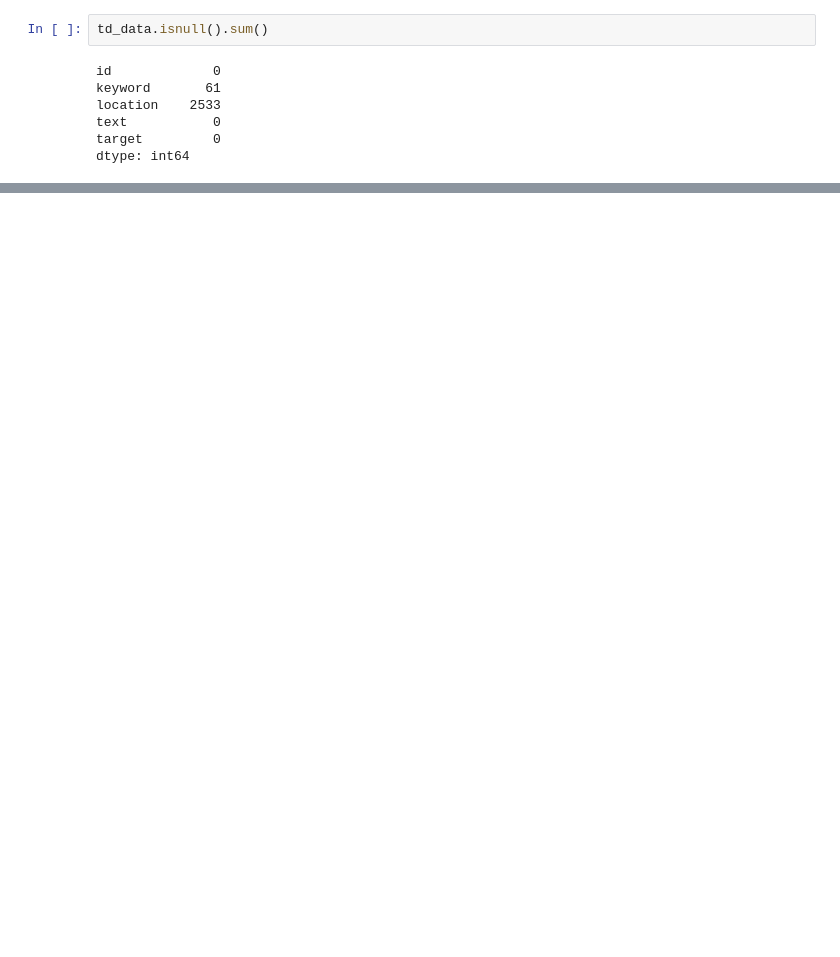
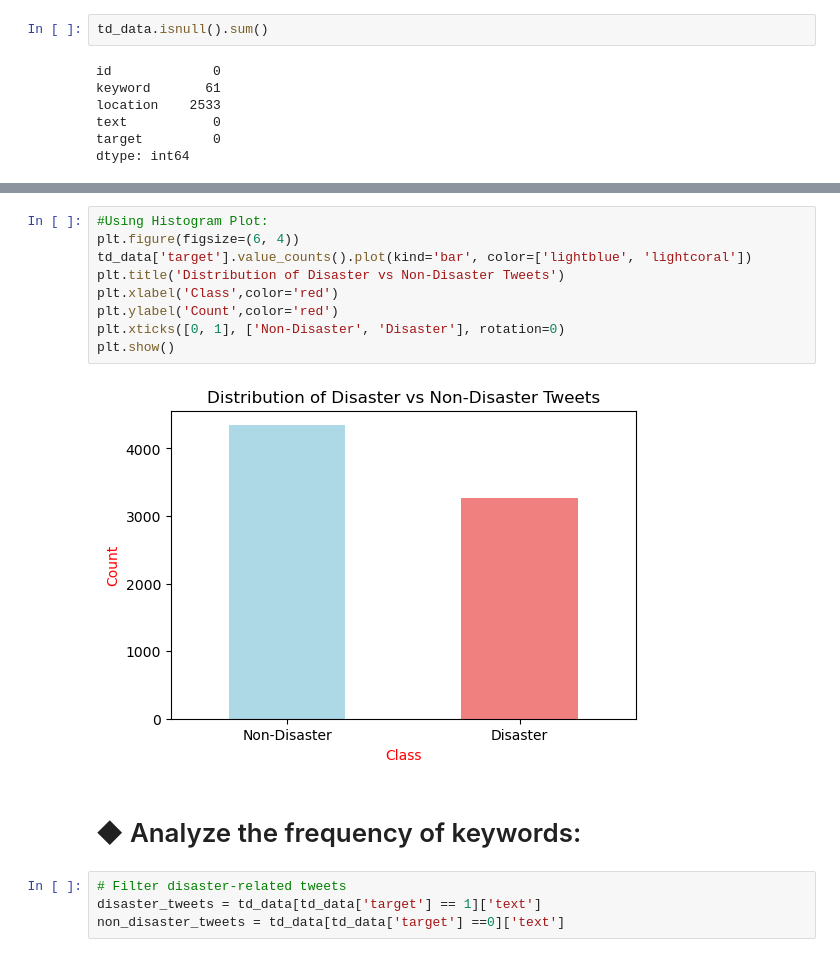
Before and after one commit to analysis86/NLP-Project-for-Disaster-Tweet-Classification, a Jupyter notebook: Note-Book/Part 1_Data Exploration and Preparation.ipynb, the cells around one changed output, grey strips where cells are left out. Drawn from its saved outputs; the diff is of its cells as text; blank space fills up the shorter version.

```diff
--- a/Note-Book/Part 1_Data Exploration and Preparation.ipynb
+++ b/Note-Book/Part 1_Data Exploration and Preparation.ipynb
@@ -82,0 +115,17 @@ dtype: int64
+# %%
+#Using Histogram Plot:
+plt.figure(figsize=(6, 4))
+td_data['target'].value_counts().plot(kind='bar', color=['lightblue', 'lightcoral'])
+plt.title('Distribution of Disaster vs Non-Disaster Tweets')
+plt.xlabel('Class',color='red')
+plt.ylabel('Count',color='red')
+plt.xticks([0, 1], ['Non-Disaster', 'Disaster'], rotation=0)
+plt.show()
+# %% [output]
+[figure, added]
+# %% [markdown]
+# ◆ Analyze the frequency of keywords:
+# %%
+# Filter disaster-related tweets
+disaster_tweets = td_data[td_data['target'] == 1]['text']
+non_disaster_tweets = td_data[td_data['target'] ==0]['text']
```
Also changed, not shown: parts of 8 cells of this notebook.
